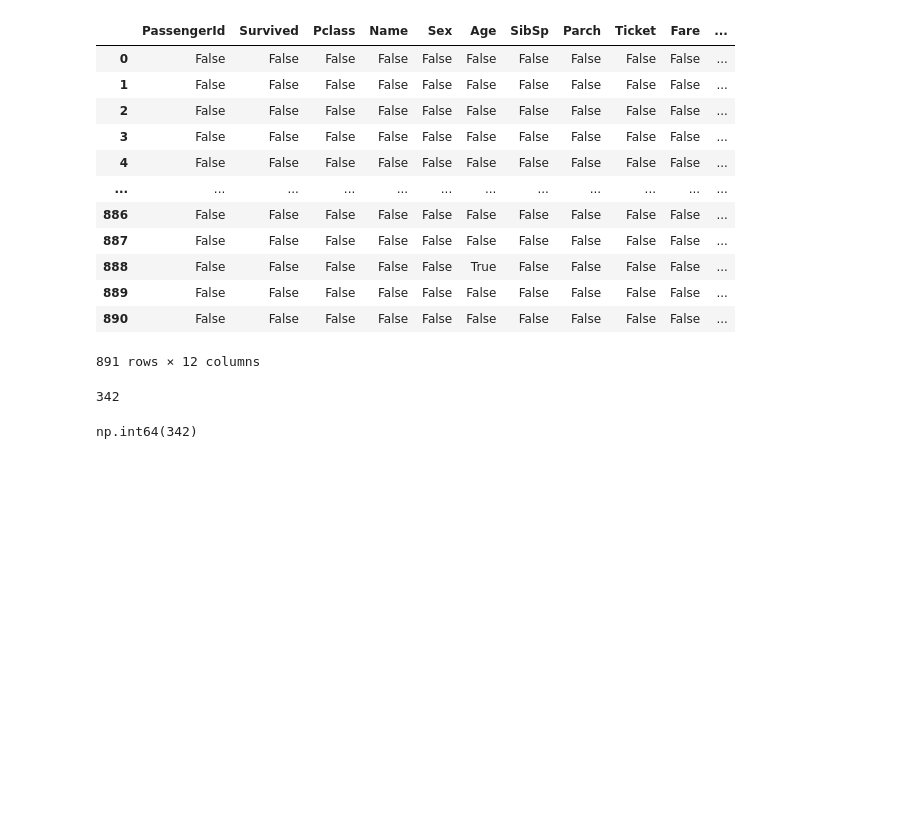
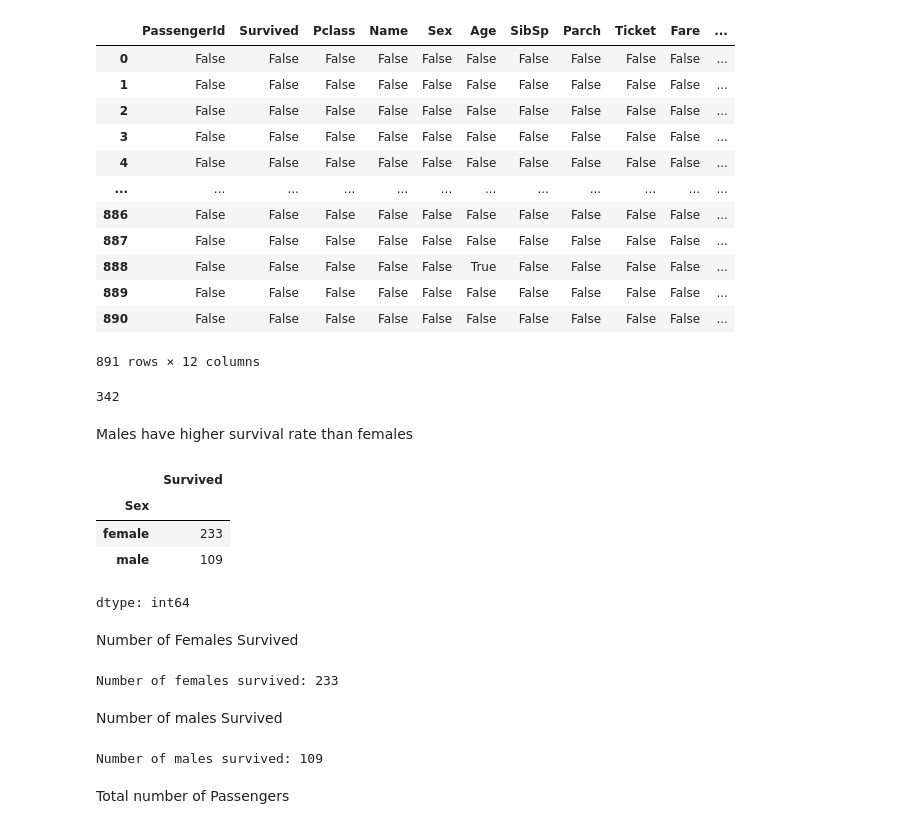
Before and after one commit to akhilesh2009/Exploring-the-Titanic-Dataset, a Jupyter notebook: Exploring_the_Titanic_Dataset.ipynb, the cells around one changed output. Drawn from its saved outputs; the diff is of its cells as text; code cells hidden in the pictures; blank space fills up the shorter version.

```diff
--- a/Exploring_the_Titanic_Dataset.ipynb
+++ b/Exploring_the_Titanic_Dataset.ipynb
@@ -64,7 +64,30 @@ train.isnull()
 print(train["Survived"].value_counts()[1])
 # %% [output]
 342
-# %%
-train["Survived"].value_counts()[1]
-# %% [output]
-np.int64(342)
+# %% [markdown]
+Males have higher survival rate than females
+# %%
+survive = train.groupby("Sex")["Survived"].sum()
+survive
+# %% [output]
+|  | Survived |
+| Sex |  |
+| female | 233 |
+| male | 109 |
+dtype: int64
+# %% [markdown]
+Number of Females Survived
+# %%
+females_survive = survive["female"]
+print(f"Number of females survived: {females_survive}")
+# %% [output]
+Number of females survived: 233
+# %% [markdown]
+Number of males Survived
+# %%
+males_survives = survive["male"]
+print(f"Number of males survived: {males_survives}")
+# %% [output]
+Number of males survived: 109
+# %% [markdown]
+Total number of Passengers
```
Also changed, not shown: parts of 5 cells of this notebook.
